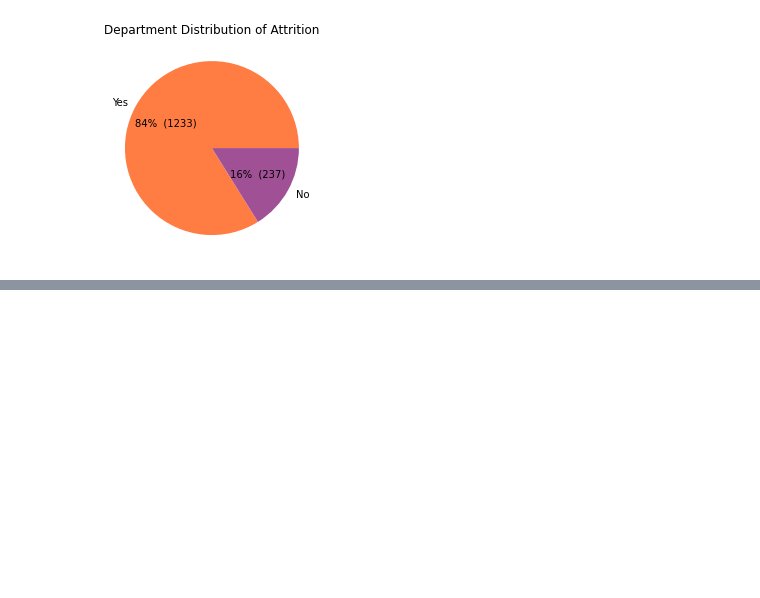
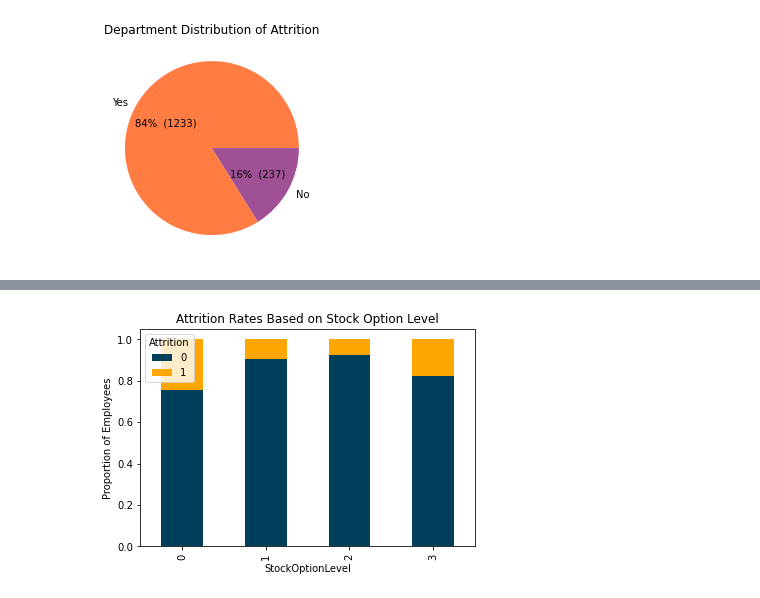
Before and after one commit to trevormcglaflin/PredictingEmployeeChurn, a Jupyter notebook: ChurnAnalysis.ipynb, the cells around one changed output, grey strips where cells are left out. Cells and saved outputs as stored; diff of their text form; code cells hidden in the pictures; blank space fills up the shorter version.

```diff
--- a/ChurnAnalysis.ipynb
+++ b/ChurnAnalysis.ipynb
@@ -163,3 +237,100 @@ sns.displot(df, x="YearsWithCurrManager", kind="kde")
 [figure]
 [figure]
 [figure]
+# %%
+# Plotting Work Related Statistics with Attrition
+# Stock Option Level
+freq_df = df.groupby(['StockOptionLevel'])['Attrition'].value_counts().unstack()
+pct_df = freq_df.divide(freq_df.sum(axis=1), axis=0)
+pct_df.plot(kind="bar",
+            stacked=True,
+            color=[blue_1, orange_2],
+            ylabel="Proportion of Employees",
+            title="Attrition Rates Based on Stock Option Level");
+
+# Business Travel
+freq_df = df.groupby(['BusinessTravel'])['Attrition'].value_counts().unstack()
+pct_df = freq_df.divide(freq_df.sum(axis=1), axis=0)
+pct_df.plot(kind="bar",
+            stacked=True,
+            color=[blue_1, orange_2],
+            ylabel="Proportion of Employees",
+            title="Attrition Rates Based on Business Travel");
+
+# Work Life Balance
+freq_df = df.groupby(['WorkLifeBalance'])['Attrition'].value_counts().unstack()
+pct_df = freq_df.divide(freq_df.sum(axis=1), axis=0)
+pct_df.plot(kind="bar",
+            stacked=True,
+            color=[blue_1, orange_2],
+            ylabel="Proportion of Employees",
+            title="Attrition Rates Based on Work Life Balance");
+
+# Enviornment Satisfaction
+freq_df = df.groupby(['EnvironmentSatisfaction'])['Attrition'].value_counts().unstack()
+pct_df = freq_df.divide(freq_df.sum(axis=1), axis=0)
+pct_df.plot(kind="bar",
+            stacked=True,
+            color=[blue_1, orange_2],
+            ylabel="Proportion of Employees",
+            title="Attrition Rates Based on Environment Satisfaction");
+
+# Helper function
+def get_text_years(x):
+    if x <= 1:
+        return "0-1"
+    elif x <= 3:
+        return "1-3"
+    elif x <= 5:
+        return "3-5"
+    elif x <= 10:
+        return "5-10"
+    elif x <= 20:
+        return "10-20"
+    return "20+"
+
+# Years with Current Manager
+df['YearsWithCurrManager_text'] = df['YearsWithCurrManager'].apply(get_text_years)
+freq_df = df.groupby(['YearsWithCurrManager_text'])['Attrition'].value_counts().unstack()
+pct_df = freq_df.divide(freq_df.sum(axis=1), axis=0)
+pct_df.plot(kind="bar",
+            stacked=True,
+            color=[blue_1, orange_2],
+            ylabel="Proportion of Employees",
+            xlabel="Years with Current Manager",
+            title="Attrition Rates Based on Years with Current Manager");
+
+# Years Since Last Promotion
+df['YearsSinceLastPromotion_text'] = df['YearsSinceLastPromotion'].apply(get_text_years)
+freq_df = df.groupby(['YearsSinceLastPromotion_text'])['Attrition'].value_counts().unstack()
+pct_df = freq_df.divide(freq_df.sum(axis=1), axis=0)
+pct_df.plot(kind="bar",
+            stacked=True,
+            color=[blue_1, orange_2],
+            ylabel="Proportion of Employees",
+            xlabel="Years since Last Promotion",
+            title="Attrition Rates Based on Years Since Last Promotion");
+
+# Years in Current Role
+df['YearsInCurrentRole_text'] = df['YearsInCurrentRole'].apply(get_text_years)
+freq_df = df.groupby(['YearsInCurrentRole_text'])['Attrition'].value_counts().unstack()
+pct_df = freq_df.divide(freq_df.sum(axis=1), axis=0)
+pct_df.plot(kind="bar",
+            stacked=True,
+            color=[blue_1, orange_2],
+            ylabel="Proportion of Employees",
+            xlabel="Years in Current Role",
+            title="Attrition Rates Based on Years in Current Role");
+
+# Years at Company
+df['YearsAtCompany_text'] = df['YearsAtCompany'].apply(get_text_years)
+freq_df = df.groupby(['YearsAtCompany_text'])['Attrition'].value_counts().unstack()
+pct_df = freq_df.divide(freq_df.sum(axis=1), axis=0)
+pct_df.plot(kind="bar",
+            stacked=True,
+            color=[blue_1, orange_2],
+            ylabel="Proportion of Employees",
+            xlabel="Years at Company",
+            title="Attrition Rates Based on Years at Company");
+# %% [output]
+[figure, added]
```
Also changed, not shown: parts of 18 cells of this notebook.
